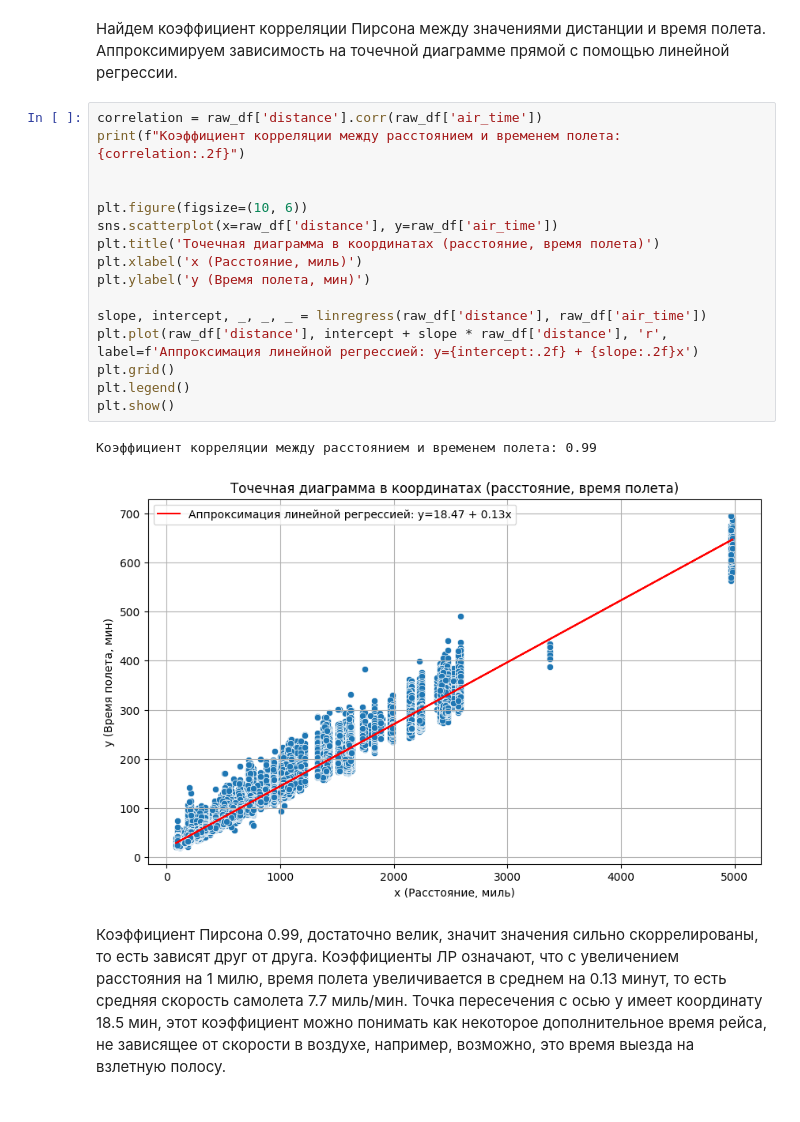
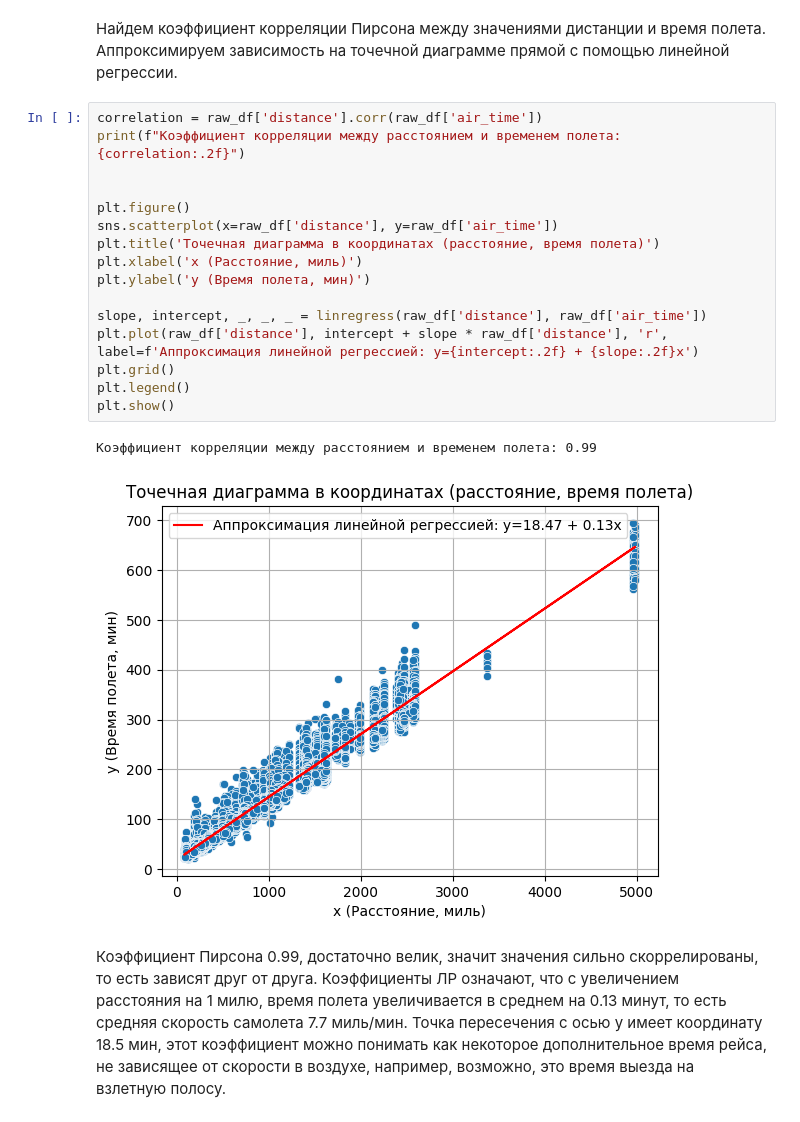
Before and after one commit to nstsnsts/msu_statistics_course, a Jupyter notebook: statistics_assignment.ipynb, the cells around one changed output. Cells and saved outputs as stored; diff of their text form.

```diff
--- a/statistics_assignment.ipynb
+++ b/statistics_assignment.ipynb
@@ -272,22 +272,22 @@ Levene тест для равенства дисперсий: LeveneResult(stati
 # %%
 correlation = raw_df['distance'].corr(raw_df['air_time'])
 print(f"Коэффициент корреляции между расстоянием и временем полета: {correlation:.2f}")
 
 
-plt.figure(figsize=(10, 6))
+plt.figure()
 sns.scatterplot(x=raw_df['distance'], y=raw_df['air_time'])
 plt.title('Точечная диаграмма в координатах (расстояние, время полета)')
 plt.xlabel('x (Расстояние, миль)')
 plt.ylabel('y (Время полета, мин)')
 
 slope, intercept, _, _, _ = linregress(raw_df['distance'], raw_df['air_time'])
 plt.plot(raw_df['distance'], intercept + slope * raw_df['distance'], 'r', label=f'Аппроксимация линейной регрессией: y={intercept:.2f} + {slope:.2f}x')
 plt.grid()
 plt.legend()
 plt.show()
 # %% [output]
 Коэффициент корреляции между расстоянием и временем полета: 0.99
-[figure, old version]
+[figure, new version]
 # %% [markdown]
 Коэффициент Пирсона 0.99, достаточно велик, значит значения сильно скоррелированы, то есть зависят друг от друга. Коэффициенты ЛР означают, что с увеличением расстояния на 1 милю, время полета увеличивается в среднем на 0.13 минут, то есть средняя скорость самолета 7.7 миль/мин. Точка пересечения с осью y имеет координату 18.5 мин, этот коэффициент можно понимать как некоторое дополнительное время рейса, не зависящее от скорости в воздухе, например, возможно, это время выезда на взлетную полосу.
 # %% [markdown]
```
Also changed, not shown: parts of 2 cells of this notebook.
